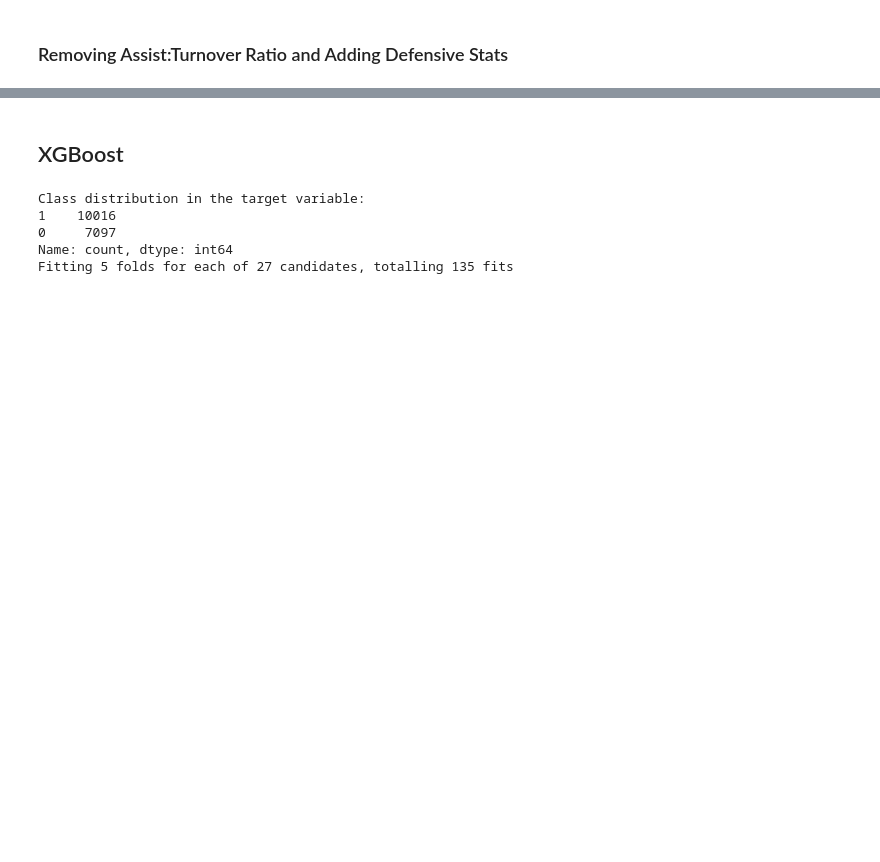
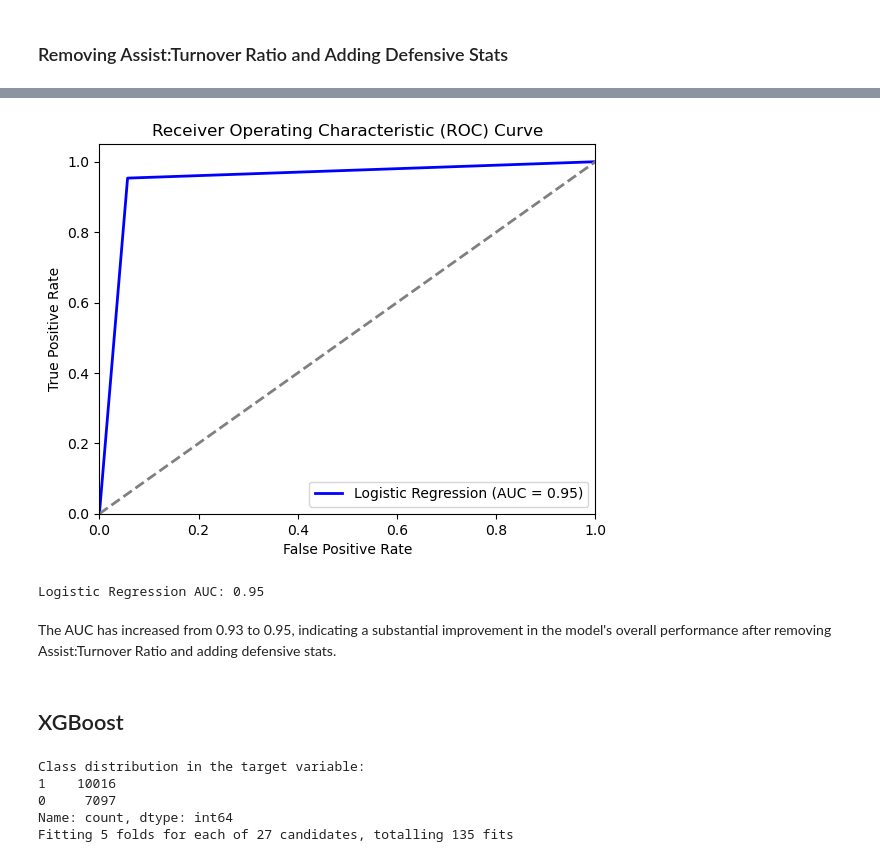
Before and after one commit to shrimpeu/Predictive-Analytics-for-a-Betting-Gaming-Platform, a Jupyter notebook: Model_Training.ipynb, the cells around one changed output, grey strips where cells are left out. Saved outputs shown, nothing was run; the diff lists cells and outputs as text; code cells hidden in the pictures; blank space fills up the shorter version.

```diff
--- a/Model_Training.ipynb
+++ b/Model_Training.ipynb
@@ -189,3 +250,29 @@ plt.show()
+# %%
+from sklearn.metrics import roc_curve, auc
+import matplotlib.pyplot as plt
+
+# Compute ROC curve and AUC for Logistic Regression
+fpr_logistic, tpr_logistic, _ = roc_curve(y_test, y_pred)
+roc_auc_logistic = auc(fpr_logistic, tpr_logistic)
+
+# Plot ROC Curve for Logistic Regression
+plt.figure()
+plt.plot(fpr_logistic, tpr_logistic, color='blue', lw=2, label='Logistic Regression (AUC = %0.2f)' % roc_auc_logistic)
+plt.plot([0, 1], [0, 1], color='grey', lw=2, linestyle='--')
+plt.xlim([0.0, 1.0])
+plt.ylim([0.0, 1.05])
+plt.xlabel('False Positive Rate')
+plt.ylabel('True Positive Rate')
+plt.title('Receiver Operating Characteristic (ROC) Curve')
+plt.legend(loc="lower right")
+plt.show()
+
+print(f"Logistic Regression AUC: {roc_auc_logistic:.2f}")
+# %% [output]
+[figure, added]
+Logistic Regression AUC: 0.95
+# %% [markdown]
+The AUC has increased from 0.93 to 0.95, indicating a substantial improvement in the model's overall performance after removing Assist:Turnover Ratio and adding defensive stats.
 # %% [markdown]
 ## XGBoost
 # %%
```
Also changed, not shown: parts of 28 cells of this notebook.
